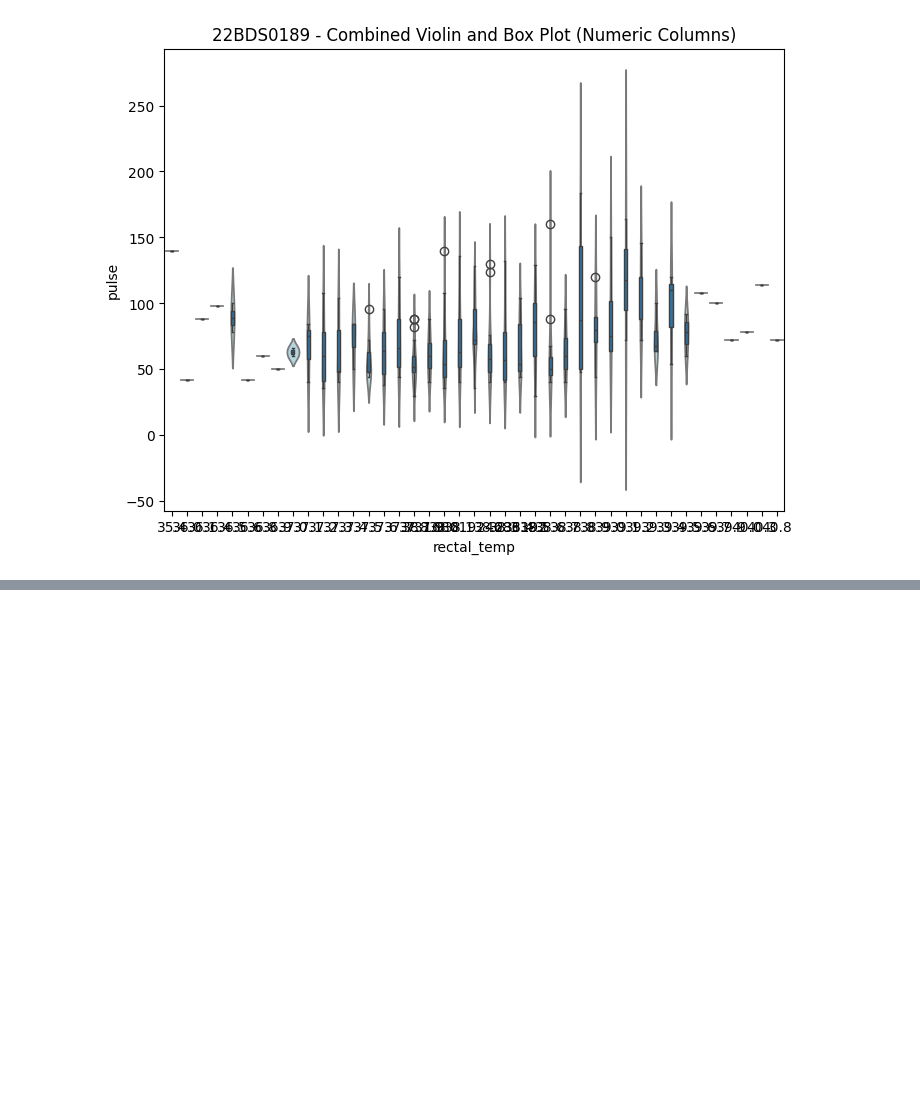
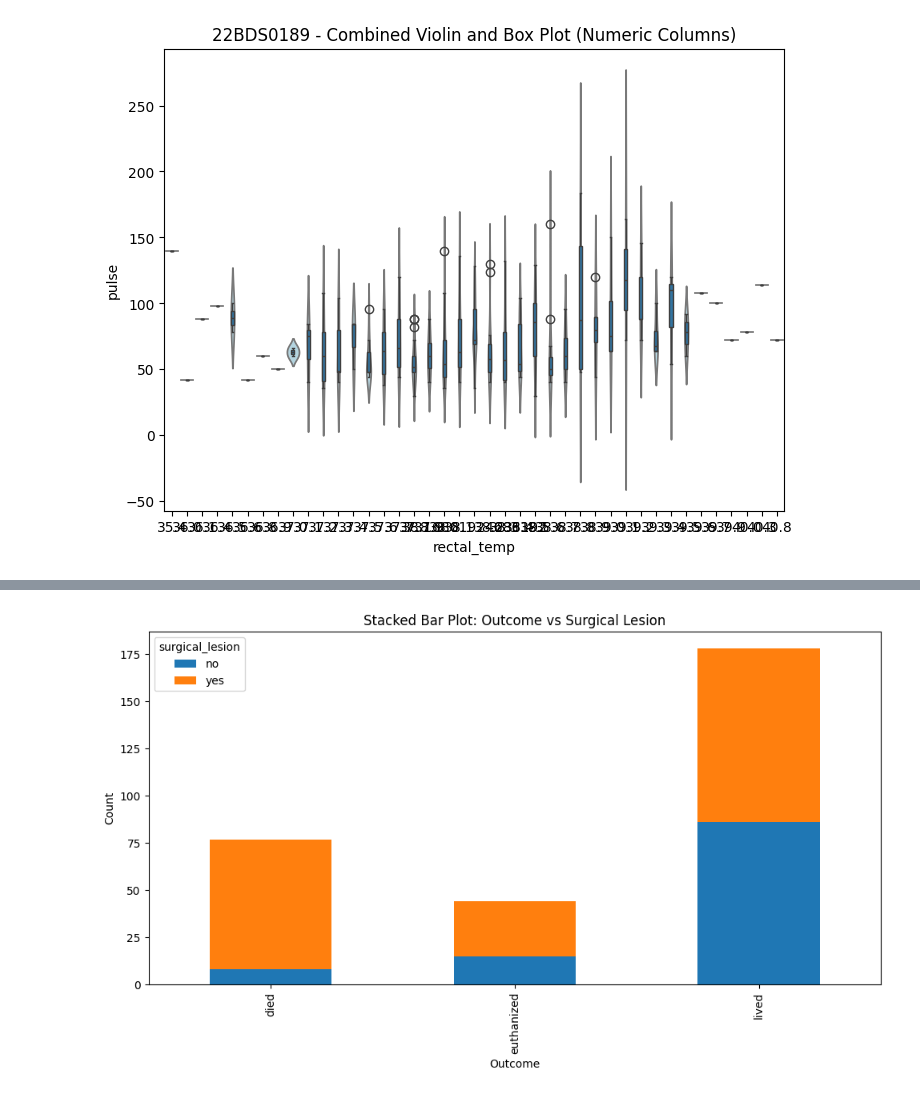
Before and after one commit to HarshitGoel5/22BDS0189, a Jupyter notebook: 22BDS0189.ipynb, the cells around one changed output, grey strips where cells are left out. Cells and saved outputs as stored; diff of their text form; code cells hidden in the pictures; blank space fills up the shorter version.

```diff
--- a/22BDS0189.ipynb
+++ b/22BDS0189.ipynb
@@ -466,0 +559,12 @@ if df.shape[1] > 3:
+# %%
+# Stacked Bar Plot: outcome vs surgical_lesion
+
+outcome_surgical_lesion = pd.crosstab(df['outcome'], df['surgical_lesion'])
+outcome_surgical_lesion.plot(kind='bar', stacked=True, figsize=(10,6))
+plt.title("Stacked Bar Plot: Outcome vs Surgical Lesion")
+plt.xlabel("Outcome")
+plt.ylabel("Count")
+plt.tight_layout()
+plt.show()
+# %% [output]
+[figure, added]
```
Also changed, not shown: parts of 15 cells of this notebook.
